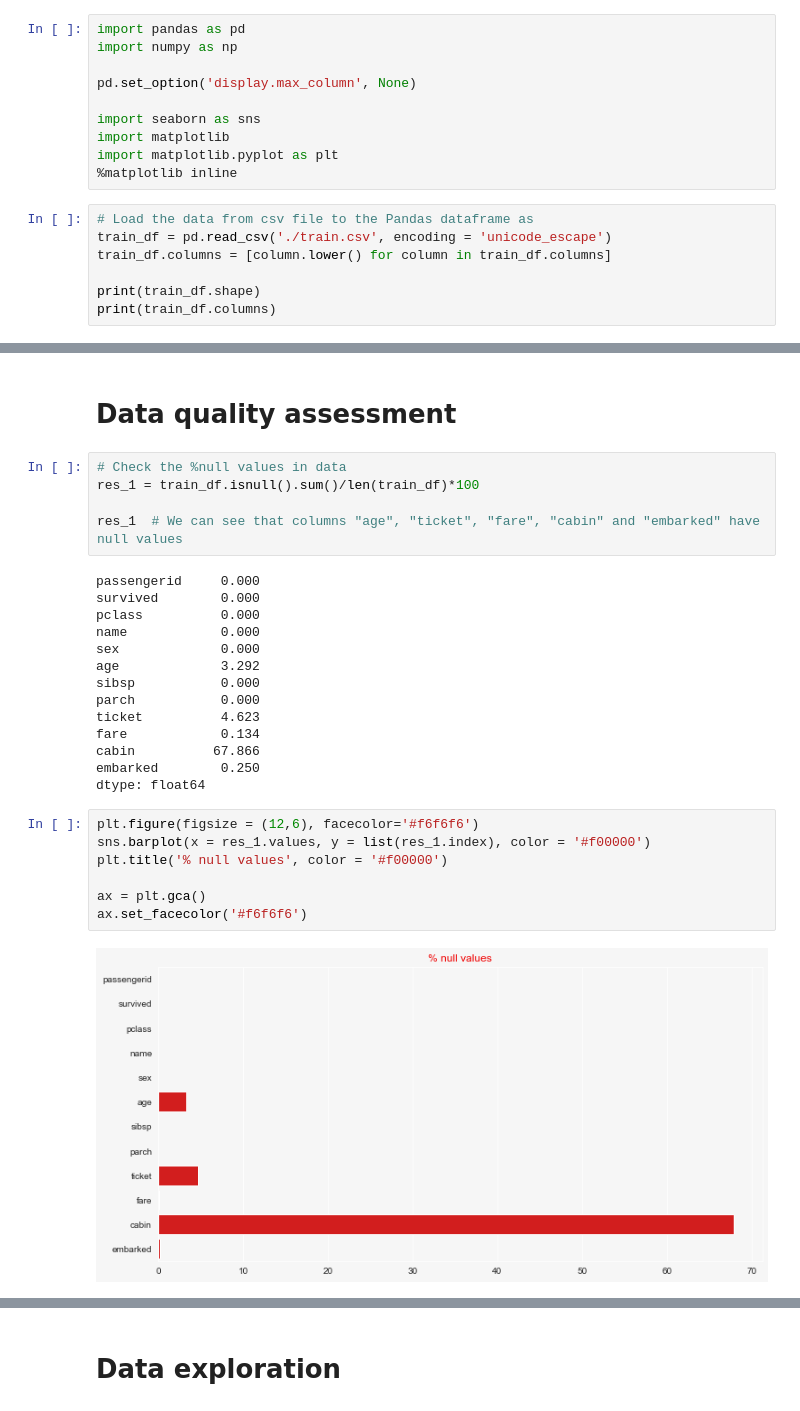
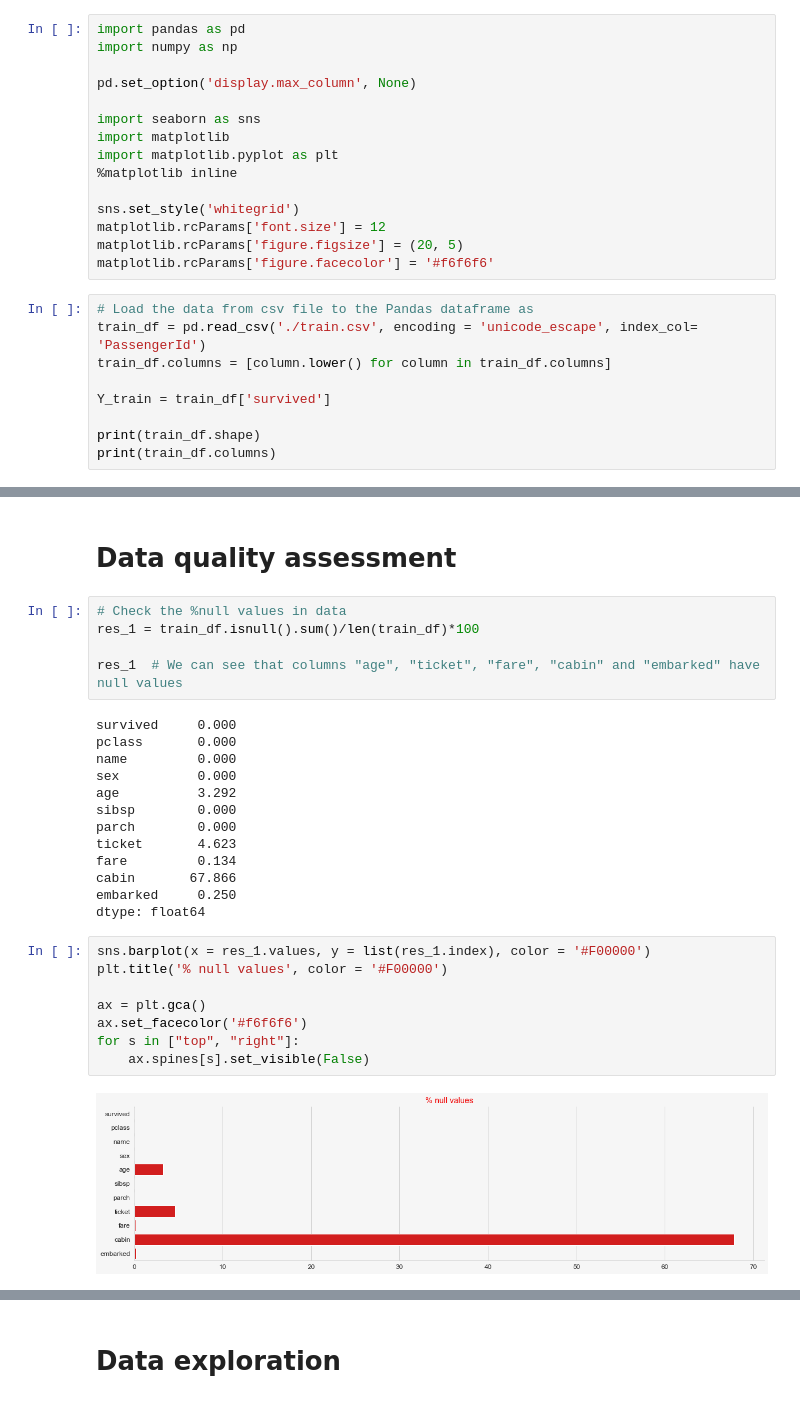
Before and after one commit to kastrubait/ml-intro-2022Q1, a Jupyter notebook: task-2_data_exploration.ipynb, the cells around one changed output, grey strips where cells are left out. Cells and saved outputs as stored; diff of their text form.

```diff
--- a/task-2_data_exploration.ipynb
+++ b/task-2_data_exploration.ipynb
@@ -8,10 +8,17 @@ import seaborn as sns
 import matplotlib
 import matplotlib.pyplot as plt
 %matplotlib inline
+
+sns.set_style('whitegrid')
+matplotlib.rcParams['font.size'] = 12
+matplotlib.rcParams['figure.figsize'] = (20, 5)
+matplotlib.rcParams['figure.facecolor'] = '#f6f6f6'
 # %%
 # Load the data from csv file to the Pandas dataframe as
-train_df = pd.read_csv('./train.csv', encoding = 'unicode_escape')
+train_df = pd.read_csv('./train.csv', encoding = 'unicode_escape', index_col= 'PassengerId')
 train_df.columns = [column.lower() for column in train_df.columns]
+
+Y_train = train_df['survived']
 
 print(train_df.shape)
 print(train_df.columns)
@@ -64,25 +72,25 @@ res_1 = train_df.isnull().sum()/len(train_df)*100
 
 res_1  # We can see that columns "age", "ticket", "fare", "cabin" and "embarked" have null values
 # %% [output]
-passengerid     0.000
-survived        0.000
-pclass          0.000
-name            0.000
-sex             0.000
-age             3.292
-sibsp           0.000
-parch           0.000
-ticket          4.623
-fare            0.134
-cabin          67.866
-embarked        0.250
+survived     0.000
+pclass       0.000
+name         0.000
+sex          0.000
+age          3.292
+sibsp        0.000
+parch        0.000
+ticket       4.623
+fare         0.134
+cabin       67.866
+embarked     0.250
 dtype: float64
 # %%
-plt.figure(figsize = (12,6), facecolor='#f6f6f6')
-sns.barplot(x = res_1.values, y = list(res_1.index), color = '#f00000')
-plt.title('% null values', color = '#f00000')
+sns.barplot(x = res_1.values, y = list(res_1.index), color = '#F00000')
+plt.title('% null values', color = '#F00000')
 
 ax = plt.gca()
 ax.set_facecolor('#f6f6f6')
+for s in ["top", "right"]:
+    ax.spines[s].set_visible(False)
 # %% [output]
-[figure, old version]
+[figure, new version]
```
Also changed, not shown: parts of 11 cells of this notebook.
